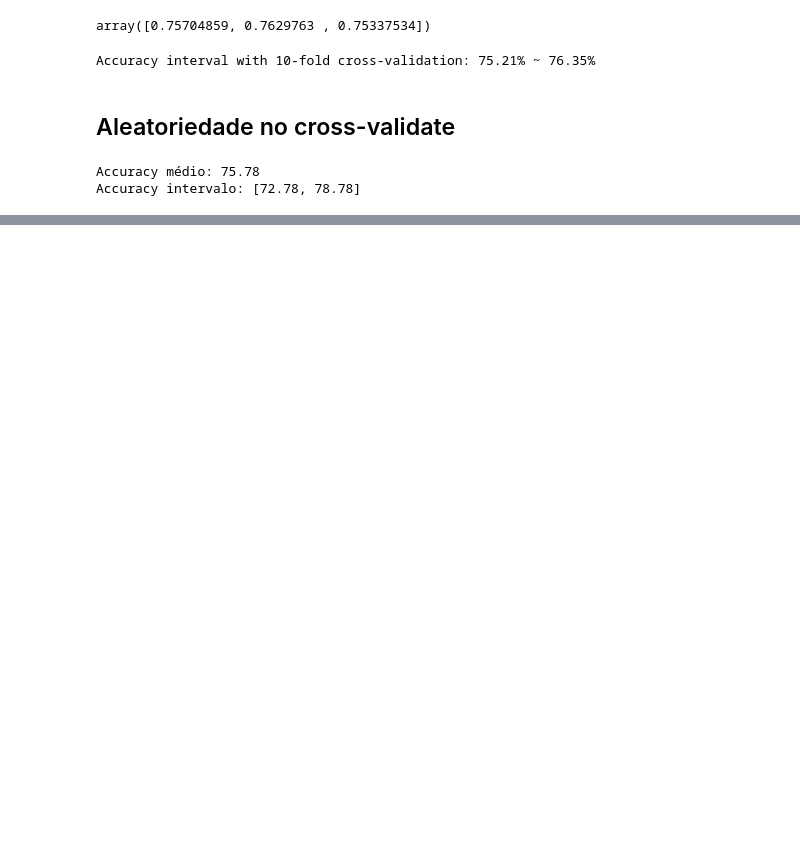
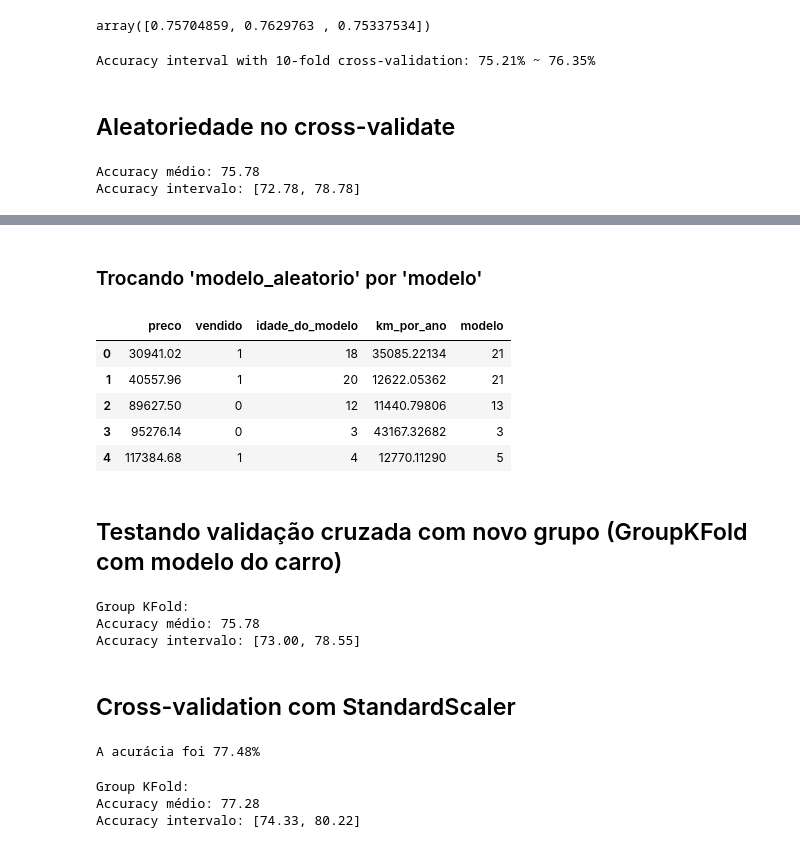
Before and after one commit to angelomaia/alura-cursos, a Jupyter notebook: Formação Machine Learning/Validação_de_modelos.ipynb, the cells around one changed output, grey strips where cells are left out. Cells and saved outputs as stored; diff of their text form; code cells hidden in the pictures; blank space fills up the shorter version.

```diff
--- a/Formação Machine Learning/Validação_de_modelos.ipynb
+++ b/Formação Machine Learning/Validação_de_modelos.ipynb
@@ -121,0 +218,67 @@ Accuracy intervalo: [72.78, 78.78]
+# %% [markdown]
+### Trocando 'modelo_aleatorio' por 'modelo'
+# %%
+np.random.seed(SEED)
+dados["modelo"] = dados.idade_do_modelo + np.random.randint(-2, 3, size=10000)
+dados.modelo = dados.modelo + abs(dados.modelo.min()) + 1
+dados = dados.drop(columns=['modelo_aleatorio'])
+dados.head()
+# %% [output]
+|  | preco | vendido | idade_do_modelo | km_por_ano | modelo |
+| 0 | 30941.02 | 1 | 18 | 35085.22134 | 21 |
+| 1 | 40557.96 | 1 | 20 | 12622.05362 | 21 |
+| 2 | 89627.50 | 0 | 12 | 11440.79806 | 13 |
+| 3 | 95276.14 | 0 | 3 | 43167.32682 | 3 |
+| 4 | 117384.68 | 1 | 4 | 12770.11290 | 5 |
+# %% [markdown]
+## Testando validação cruzada com novo grupo (GroupKFold com modelo do carro)
+# %%
+from sklearn.model_selection import GroupKFold
+
+SEED = 255
+np.random.seed(SEED)
+
+cv = GroupKFold(n_splits = 10)
+modelo = DecisionTreeClassifier(max_depth = 2)
+results = cross_validate(modelo, x_azar, y_azar, cv = cv, return_train_score=False, groups=dados.modelo)
+print("Group KFold:")
+imprime_resultados(results)
+# %% [output]
+Group KFold:
+Accuracy médio: 75.78
+Accuracy intervalo: [73.00, 78.55]
+# %% [markdown]
+## Cross-validation com StandardScaler
+# %%
+from sklearn.preprocessing import StandardScaler
+from sklearn.svm import SVC
+
+scaler = StandardScaler()
+scaler.fit(treino_x)
+treino_x_scaled = scaler.transform(treino_x)
+teste_x_scaled = scaler.transform(teste_x)
+
+modelo = SVC()
+
+modelo.fit(treino_x_scaled, treino_y)
+previsoes = modelo.predict(teste_x_scaled)
+
+acuracia = accuracy_score(teste_y, previsoes) * 100
+print("A acurácia foi %.2f%%" % acuracia)
+# %% [output]
+A acurácia foi 77.48%
+# %%
+from sklearn.model_selection import GroupKFold
+
+SEED = 255
+np.random.seed(SEED)
+
+cv = GroupKFold(n_splits = 10)
+modelo = SVC()
+results = cross_validate(modelo, x_azar, y_azar, cv = cv, return_train_score=False, groups=dados.modelo)
+print("Group KFold:")
+imprime_resultados(results)
+# %% [output]
+Group KFold:
+Accuracy médio: 77.28
+Accuracy intervalo: [74.33, 80.22]
```
Also changed, not shown: parts of 16 cells of this notebook.
